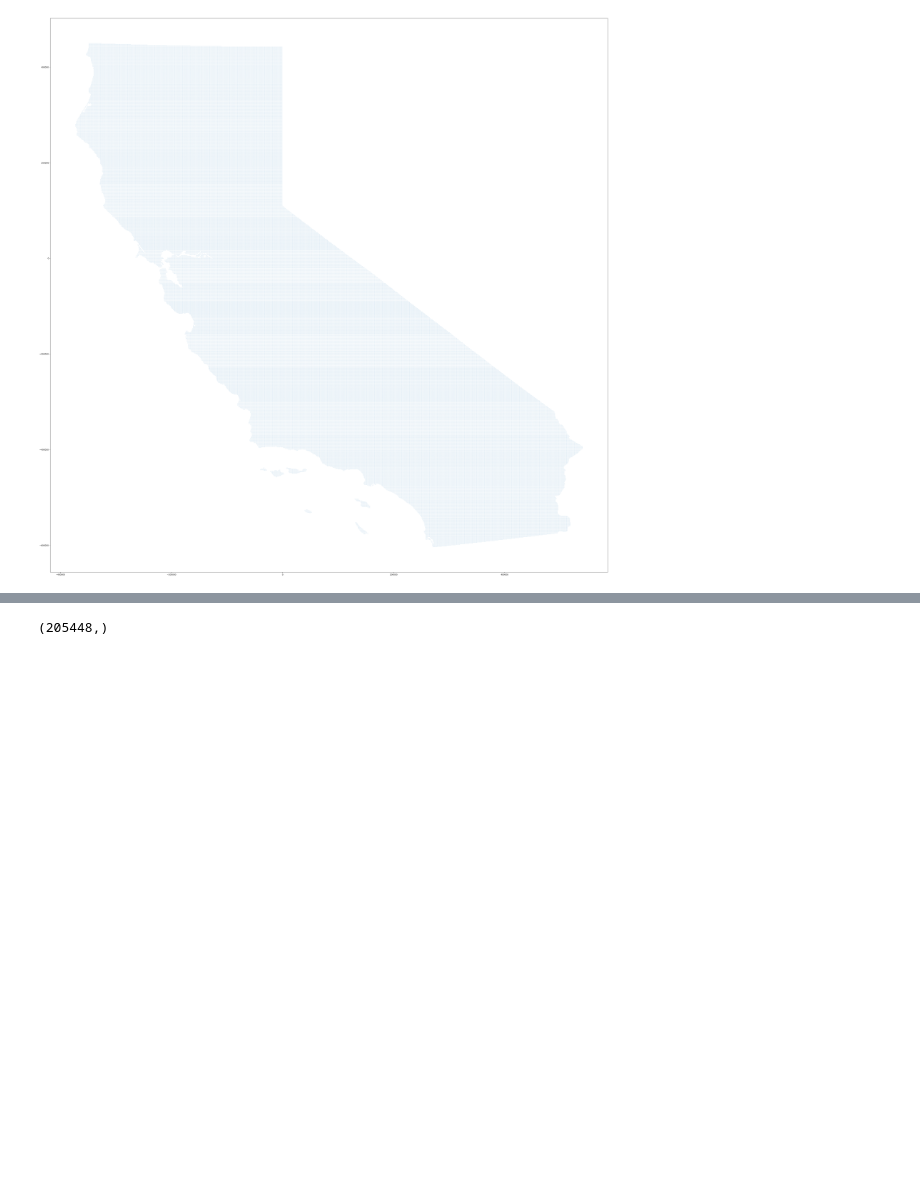
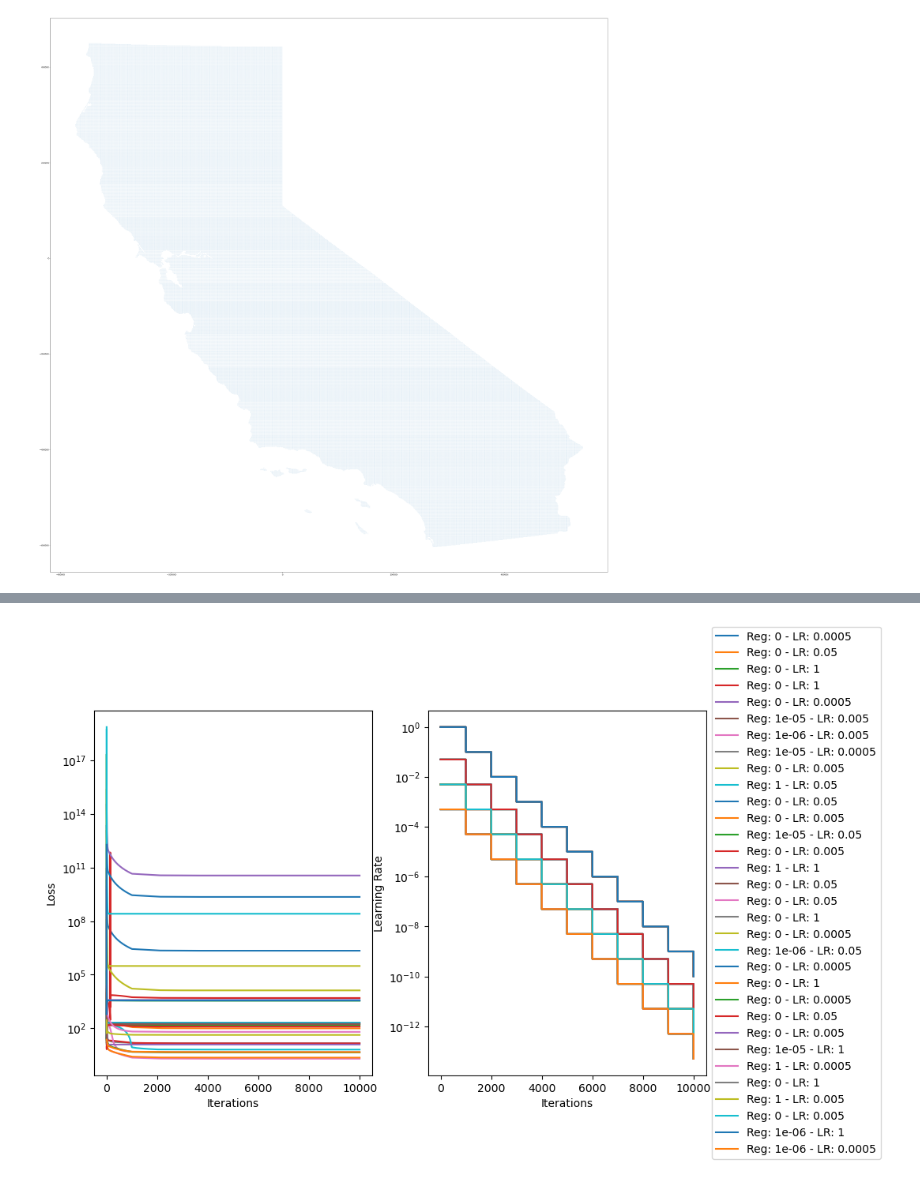
Before and after one commit to echolab-stanford/prescribed_fires, a Jupyter notebook: analysis/weighting.ipynb, the cells around one changed output, grey strips where cells are left out. Cells and saved outputs as stored; diff of their text form; code cells hidden in the pictures; blank space fills up the shorter version.

```diff
--- a/analysis/weighting.ipynb
+++ b/analysis/weighting.ipynb
@@ -198,4 +89,0 @@ Iteration 1100: loss = 19.72874641418457
-# %%
-weights.shape
-# %% [output]
-(205448,)
@@ -201,0 +218,31 @@ weights.shape
+# %%
+paths = list(Path("./results/").rglob("loss_*"))
+
+fig, ax = plt.subplots(1, 2, figsize=(10, 6))
+
+for path in paths:
+    reg = "_".join(path.name.split("_")[1:3])
+
+    # Split regularization from learning rate
+    lr = reg.split("_")[0]
+    reg = reg.split("_")[1]
+    reg = reg.split(".")[0]
+
+    loss = pd.read_feather(path)
+
+    # Plot loss
+    ax[0].plot(loss.loss, label=f"Reg: {reg} - LR: {lr}")
+    ax[1].plot(loss.lr, label=f"Reg: {reg} - LR: {lr}")
+
+    ax[0].set_ylabel("Loss")
+    ax[0].set_xlabel("Iterations")
+    ax[0].set_yscale("log")
+
+    ax[1].set_ylabel("Learning Rate")
+    ax[1].set_xlabel("Iterations")
+    ax[1].set_yscale("log")
+
+    # Move the legend outside the plot
+    ax[1].legend(loc="center left", bbox_to_anchor=(1, 0.5))
+# %% [output]
+[figure, added]
```
Also changed, not shown: parts of 21 cells of this notebook, 1 other file.
